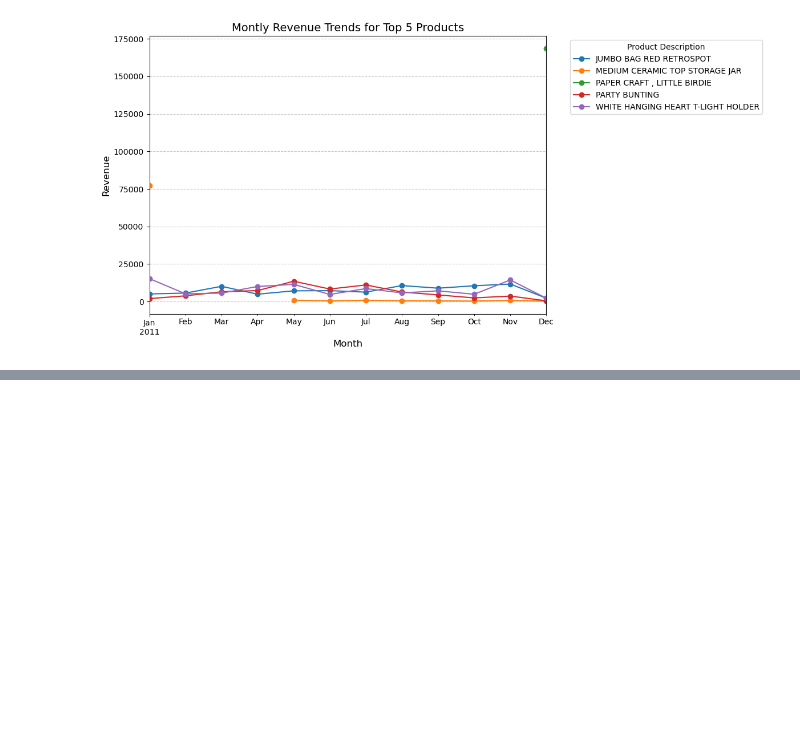
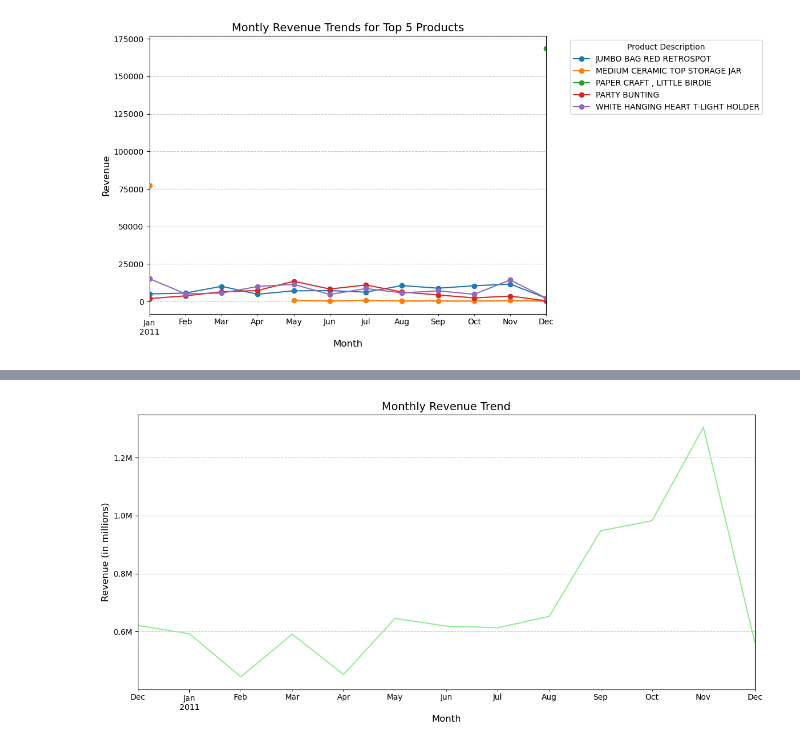
Before and after one commit to DiegoALemos/Programming-for-AI-Final-Project, a Jupyter notebook: final_project.ipynb, the cells around one changed output, grey strips where cells are left out. Cells and saved outputs as stored; diff of their text form; code cells hidden in the pictures; blank space fills up the shorter version.

```diff
--- a/final_project.ipynb
+++ b/final_project.ipynb
@@ -614,0 +620,21 @@ plt.show()
+# %%
+# Preparing the data for Time-Series Analysis
+
+# Setting the index
+df_cleaned.set_index('InvoiceDate', inplace = True)
+df_cleaned.sort_index(inplace = True)
+# %%
+# Groupping by month for a cleaner trend analysis
+monthly_revenue = df_cleaned['Revenue'].resample('ME').sum()
+
+# Plotting
+monthly_revenue.plot(figsize = (12, 6), color = 'lightgreen')
+plt.title('Monthly Revenue Trend', fontsize = 14)
+plt.xlabel('Month', fontsize = 12)
+plt.ylabel('Revenue (in millions)', fontsize = 12)
+plt.gca().yaxis.set_major_formatter(mtick.FuncFormatter(lambda x, _: f'{x/1e6:.1f}M'))
+plt.grid(axis = 'y', linestyle = '--', alpha = 0.7)
+plt.tight_layout()
+plt.show()
+# %% [output]
+[figure, added]
```
Also changed, not shown: parts of 11 cells of this notebook.
